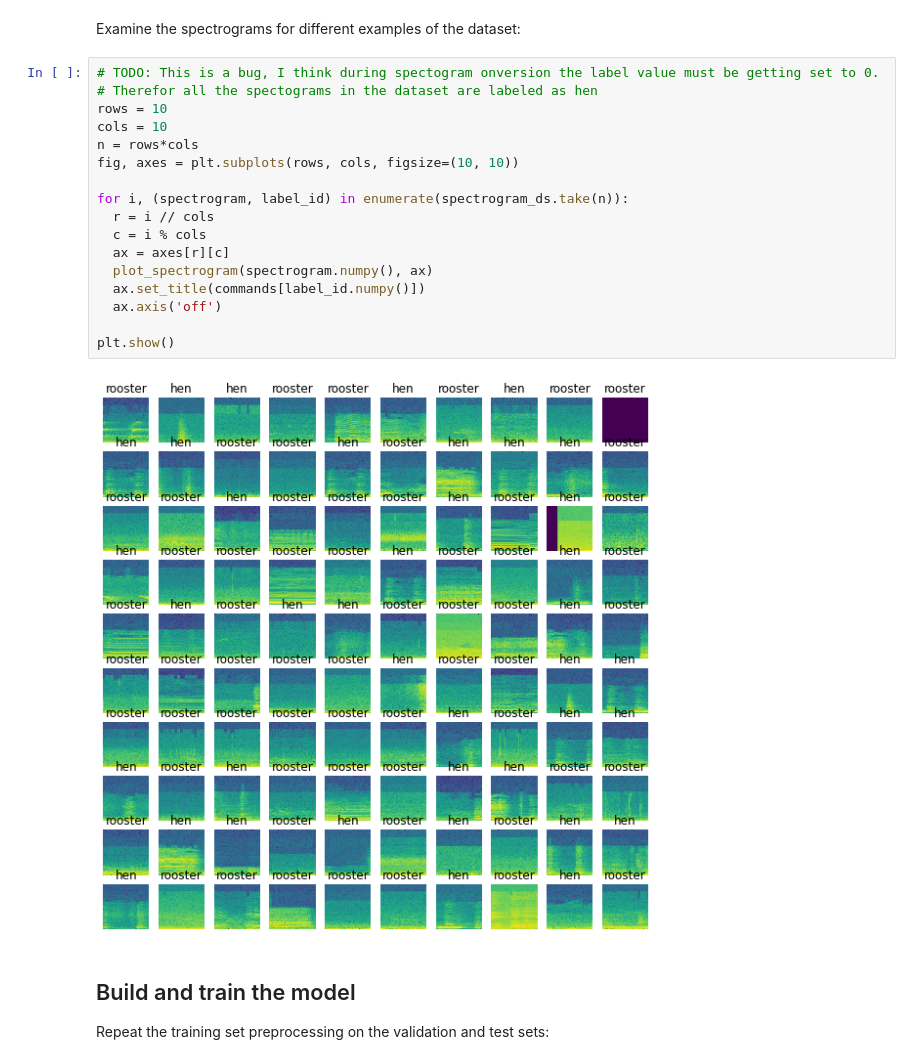
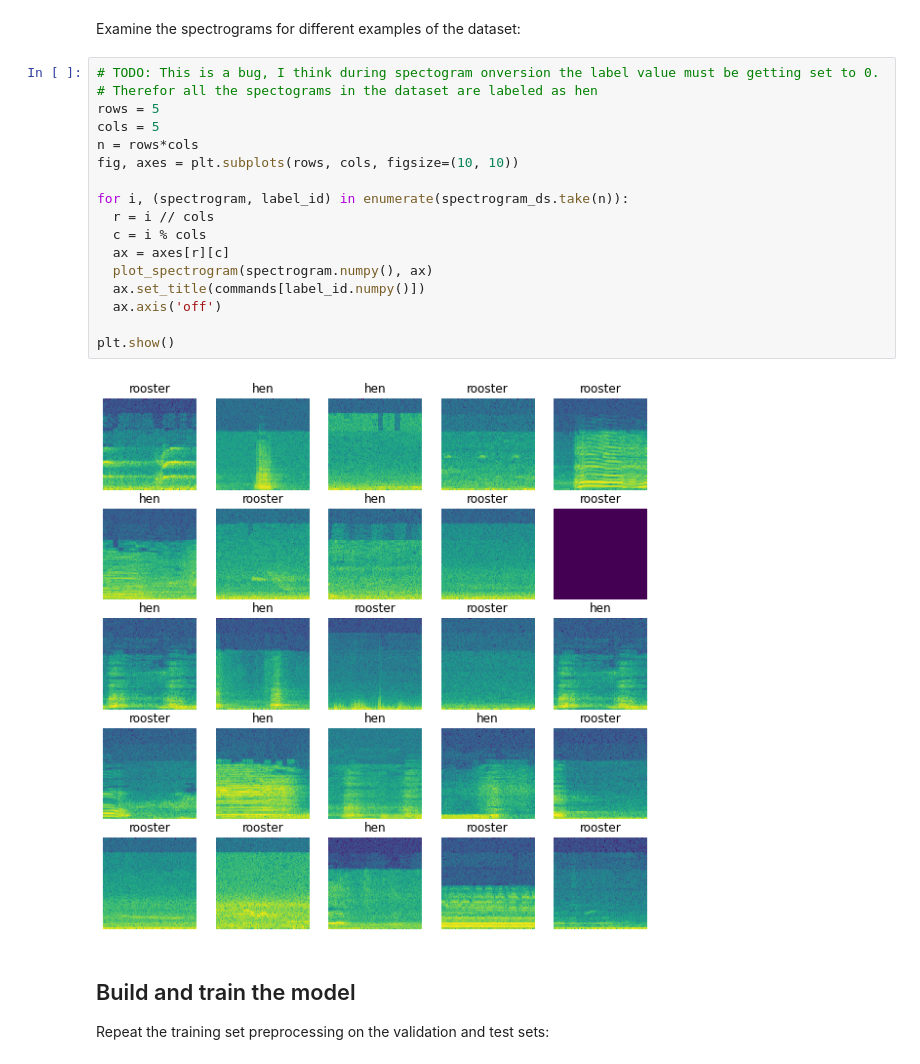
Before and after one commit to RyanParker196/Machine-Learning-Final-Project, a Jupyter notebook: Chicken_Parser.ipynb, the cells around one changed output. Cells and saved outputs as stored; diff of their text form.

```diff
--- a/Chicken_Parser.ipynb
+++ b/Chicken_Parser.ipynb
@@ -323,22 +323,22 @@ Examine the spectrograms for different examples of the dataset:
 # %%
 # TODO: This is a bug, I think during spectogram onversion the label value must be getting set to 0.
 # Therefor all the spectograms in the dataset are labeled as hen
-rows = 10
-cols = 10
+rows = 5
+cols = 5
 n = rows*cols
 fig, axes = plt.subplots(rows, cols, figsize=(10, 10))
 
 for i, (spectrogram, label_id) in enumerate(spectrogram_ds.take(n)):
   r = i // cols
   c = i % cols
   ax = axes[r][c]
   plot_spectrogram(spectrogram.numpy(), ax)
   ax.set_title(commands[label_id.numpy()])
   ax.axis('off')
 
 plt.show()
 # %% [output]
-[figure, old version]
+[figure, new version]
 # %% [markdown]
 ## Build and train the model
 
```
Also changed, not shown: parts of 2 cells of this notebook.
